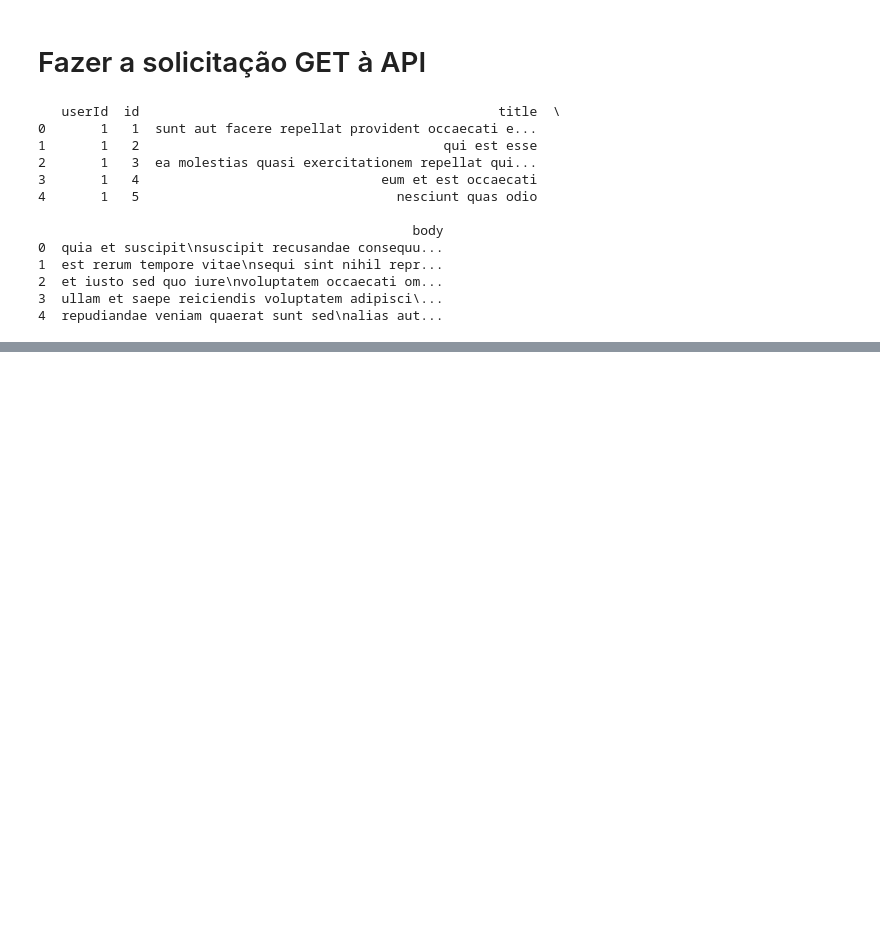
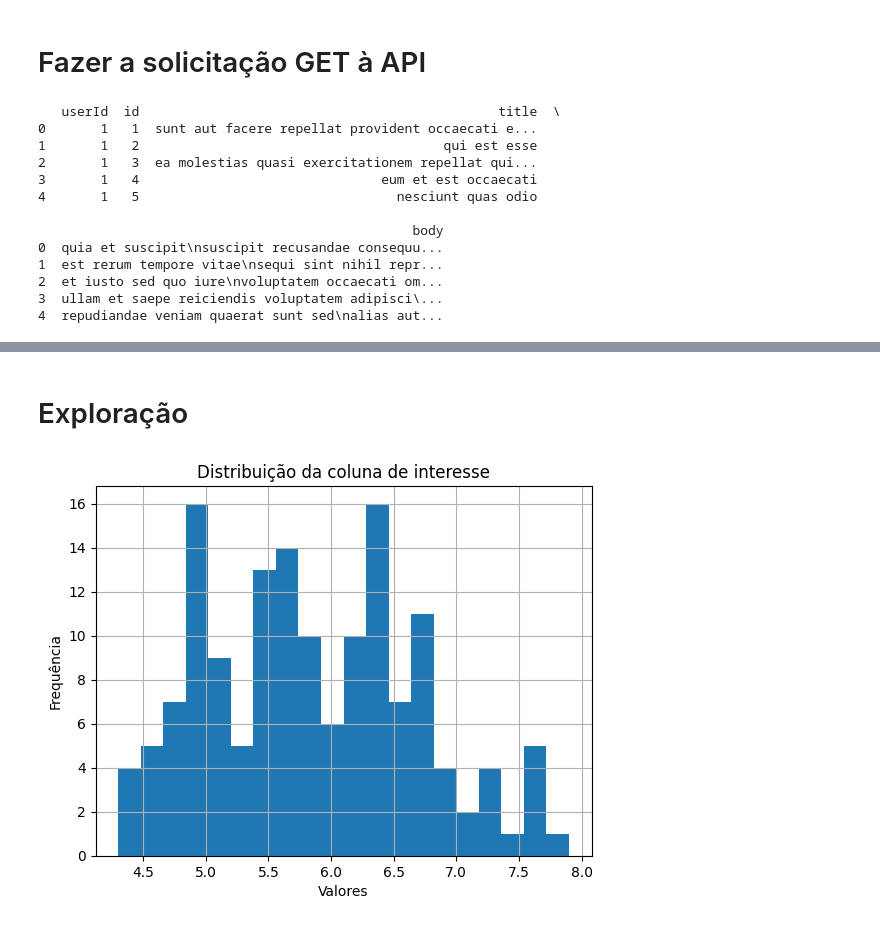
Before and after one commit to wspalves/machine-learning, a Jupyter notebook: coleta_descricao.ipynb, the cells around one changed output, grey strips where cells are left out. Drawn from its saved outputs; the diff is of its cells as text; code cells hidden in the pictures; blank space fills up the shorter version.

```diff
--- a/coleta_descricao.ipynb
+++ b/coleta_descricao.ipynb
@@ -55,0 +60,2 @@ else:
+# %%
+url = 'https://archive.ics.uci.edu/ml/machine-learning-databases/iris/iris.data'
@@ -55,0 +64,3 @@ else:
+# %%
+colunas = ['SepalLength', 'SepalWidth', 'PetalLength', 'PetalWidth', 'Class']
+df = pd.read_csv(url, header=None, names=colunas)
@@ -55,0 +95,12 @@ else:
+# %% [markdown]
+# Exploração
+# %%
+import matplotlib.pyplot as plt
+
+df['SepalLength'].hist(bins=20)
+plt.title('Distribuição da coluna de interesse')
+plt.xlabel('Valores')
+plt.ylabel('Frequência')
+plt.show()
+# %% [output]
+[figure, added]
```
Also changed, not shown: parts of 20 cells of this notebook.
